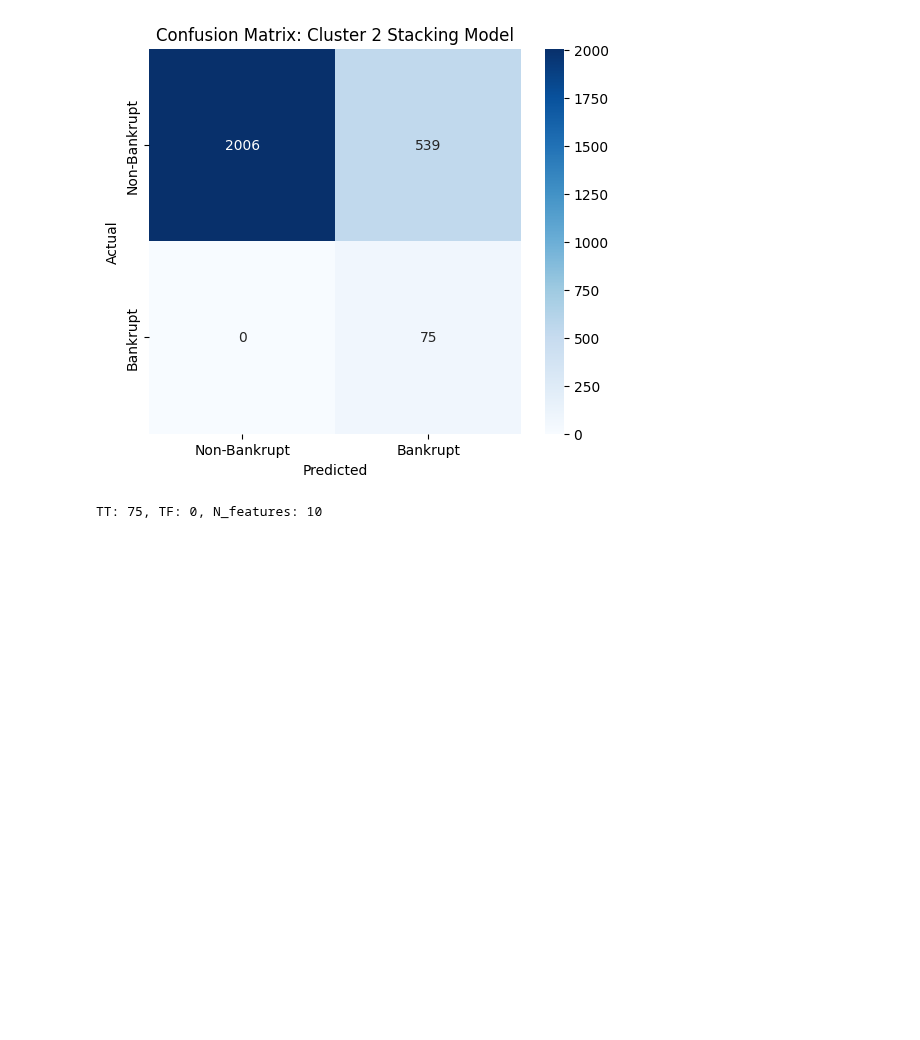
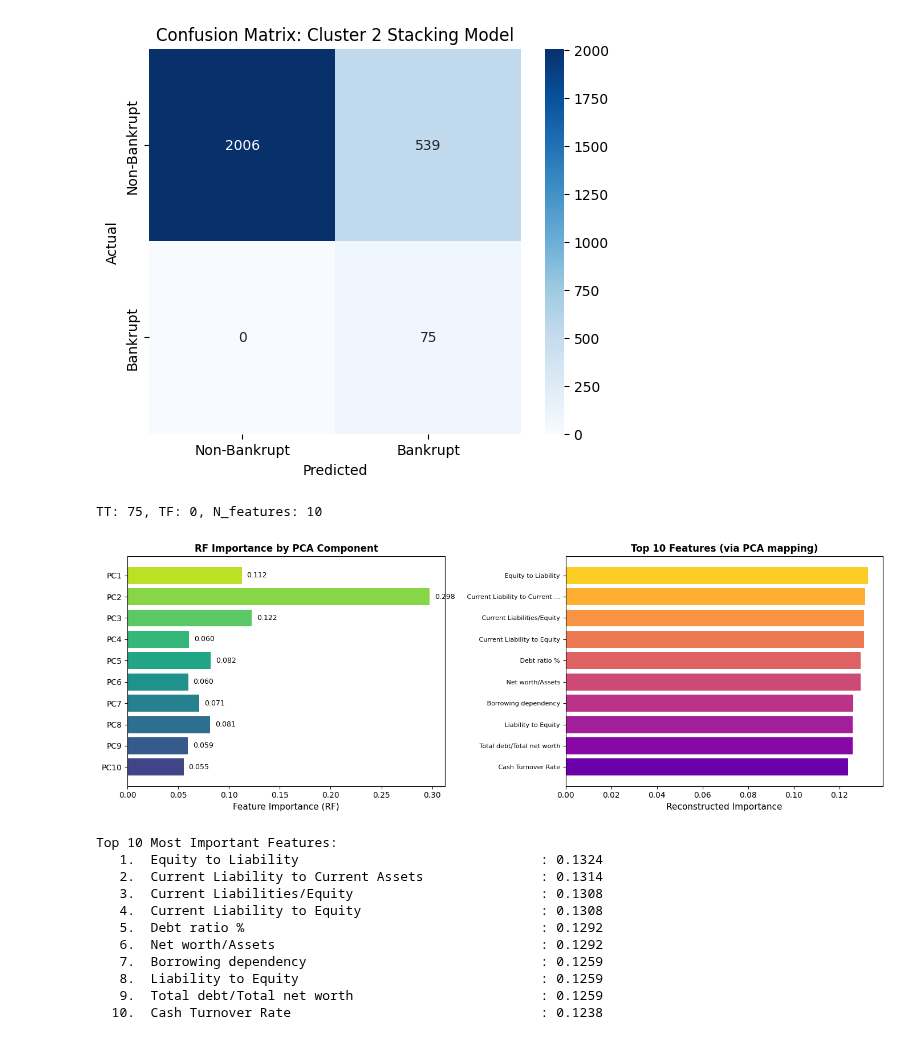
Before and after one commit to PradHolla/CS559-Final-Project, a Jupyter notebook: PradhyumnaNagarajaHolla_Cluster_2.ipynb, the cells around one changed output. Cells and saved outputs as stored; diff of their text form; code cells hidden in the pictures; blank space fills up the shorter version.

Commit message:
refactor: Update execution counts, improve code formatting, and add feature importance analysis in clustering notebooks

```diff
--- a/PradhyumnaNagarajaHolla_Cluster_2.ipynb
+++ b/PradhyumnaNagarajaHolla_Cluster_2.ipynb
@@ -214,3 +226,58 @@ Confusion Matrix: [[2006, 539], [0, 75]]
 Eq(1) Accuracy: 1.0000
 [figure]
 TT: 75, TF: 0, N_features: 10
+# %%
+# Feature Importance Analysis from Random Forest Base Model
+# Get the RF model from the stacking layer
+rf_model = stacking_model.named_estimators_['rf']
+
+# Get PCA component importances from RF
+pca_importances = rf_model.feature_importances_
+pca_model = clf_stack.named_steps['pca']
+
+# PCA Component Importances (what RF sees)
+fig, axes = plt.subplots(1, 2, figsize=(14, 5))
+
+ax1 = axes[0]
+pca_comp_names = [f'PC{i+1}' for i in range(len(pca_importances))]
+bars1 = ax1.barh(pca_comp_names[::-1], pca_importances[::-1], color=plt.cm.viridis(np.linspace(0.2, 0.9, len(pca_importances))))
+ax1.set_xlabel('Feature Importance (RF)', fontsize=11)
+ax1.set_title('RF Importance by PCA Component', fontsize=12, fontweight='bold')
+for bar, val in zip(bars1, pca_importances[::-1]):
+    ax1.text(val + 0.005, bar.get_y() + bar.get_height()/2, f'{val:.3f}', va='center', fontsize=9)
+
+# Map back to original features (approximate contribution)
+# Reconstruct original feature importance by weighting PCA components
+original_feature_importance = np.abs(pca_model.components_.T) @ pca_importances
+feature_importance_df = pd.Series(original_feature_importance, index=features_to_use).sort_values(ascending=False)
+
+top_features = feature_importance_df.head(10)
+ax2 = axes[1]
+short_names = [name[:30] + '...' if len(name) > 30 else name for name in top_features.index[::-1]]
+bars2 = ax2.barh(range(len(top_features)), top_features.values[::-1],
+                 color=plt.cm.plasma(np.linspace(0.2, 0.9, len(top_features))))
+ax2.set_yticks(range(len(top_features)))
+ax2.set_yticklabels(short_names, fontsize=8)
+ax2.set_xlabel('Reconstructed Importance', fontsize=11)
+ax2.set_title('Top 10 Features (via PCA mapping)', fontsize=12, fontweight='bold')
+
+plt.tight_layout()
+plt.savefig(f"cluster{CLUSTER_ID}_feature_importance.png", dpi=300, bbox_inches='tight')
+plt.show()
+
+print("Top 10 Most Important Features:")
+for i, (feat, imp) in enumerate(feature_importance_df.head(10).items(), 1):
+    print(f"  {i:2d}. {feat[:50]:50s} : {imp:.4f}")
+# %% [output]
+[figure, added]
+Top 10 Most Important Features:
+   1.  Equity to Liability                               : 0.1324
+   2.  Current Liability to Current Assets               : 0.1314
+   3.  Current Liabilities/Equity                        : 0.1308
+   4.  Current Liability to Equity                       : 0.1308
+   5.  Debt ratio %                                      : 0.1292
+   6.  Net worth/Assets                                  : 0.1292
+   7.  Borrowing dependency                              : 0.1259
+   8.  Liability to Equity                               : 0.1259
+   9.  Total debt/Total net worth                        : 0.1259
+  10.  Cash Turnover Rate                                : 0.1238
```
Also changed, not shown: parts of 5 cells of this notebook, 1 other file.
